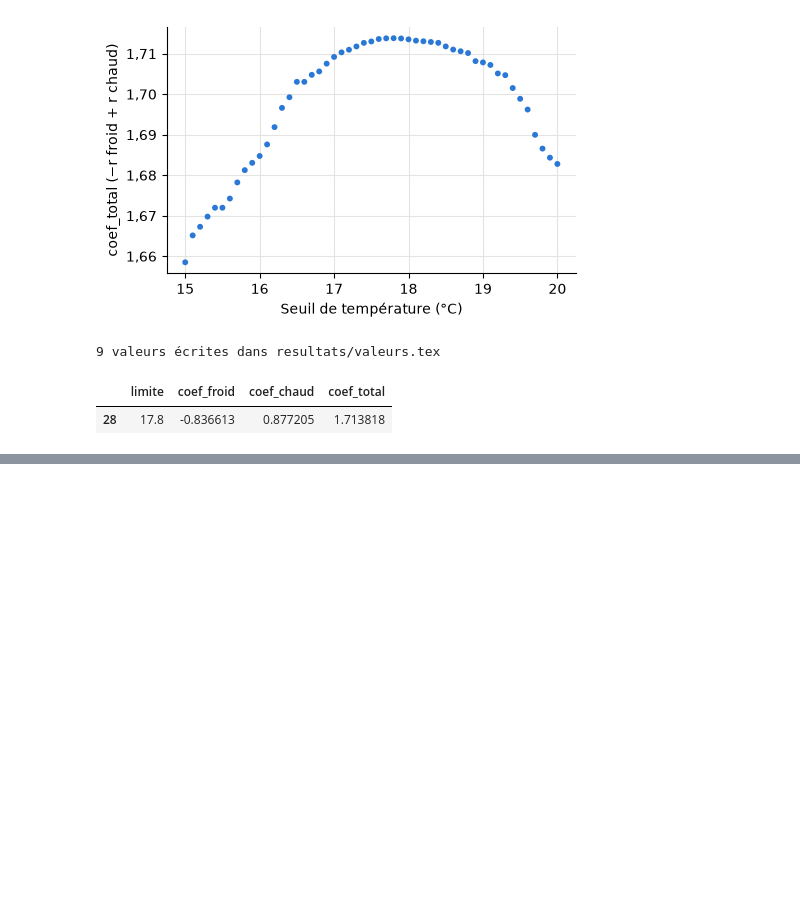
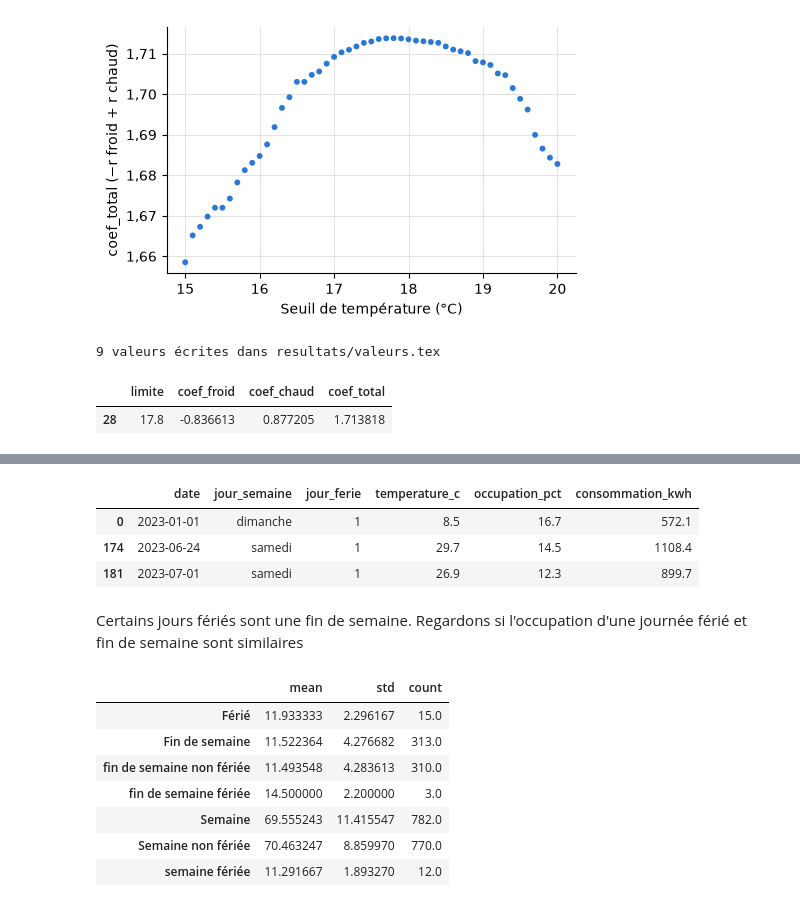
Before and after one commit to Dandalex/Devoir1ConceptStat, a Jupyter notebook: Dandrea_Devoir_I.ipynb, the cells around one changed output, grey strips where cells are left out. Saved outputs shown, nothing was run; the diff lists cells and outputs as text; code cells hidden in the pictures; blank space fills up the shorter version.

```diff
--- a/Dandrea_Devoir_I.ipynb
+++ b/Dandrea_Devoir_I.ipynb
@@ -541,0 +562,40 @@ df_coefs[df_coefs["coef_total"] == max_coefs]
+# %%
+masque= df_j2["jour_semaine"].isin(["samedi", "dimanche"]) & (df_j2["jour_ferie"] == 1)
+weekend_feries = df_j2[masque]
+weekend_feries
+# %% [output]
+|  | date | jour_semaine | jour_ferie | temperature_c | occupation_pct | consommation_kwh |
+| 0 | 2023-01-01 | dimanche | 1 | 8.5 | 16.7 | 572.1 |
+| 174 | 2023-06-24 | samedi | 1 | 29.7 | 14.5 | 1108.4 |
+| 181 | 2023-07-01 | samedi | 1 | 26.9 | 12.3 | 899.7 |
+# %% [markdown]
+Certains jours fériés sont une fin de semaine. Regardons si l'occupation d'une journée férié et fin de semaine sont similaires
+# %%
+# [IA] Code généré par Claude : rappel de syntaxe pandas, moyenne de occupation_pct par sous-groupe
+weekend = df_j2["jour_semaine"].isin(["samedi", "dimanche"])
+ferie = df_j2["jour_ferie"] == 1
+
+# [IA] Code généré par Claude : rappel de syntaxe pandas, tableau moyenne / variance par sous-groupe
+stats = ["mean", "std", "count"]
+groupes = {
+    "Férié": ferie,
+    "Fin de semaine": weekend,
+    'fin de semaine non fériée': weekend & ~ferie,
+    'fin de semaine fériée': weekend & ferie,
+    "Semaine": ~weekend,
+    "Semaine non fériée": ~weekend & ~ferie,
+    'semaine fériée': ~weekend & ferie
+}
+tableau_occ = pd.DataFrame({
+    nom: df_j2.loc[masque, "occupation_pct"].agg(stats) for nom, masque in groupes.items()
+}).T
+tableau_occ
+# %% [output]
+|  | mean | std | count |
+| Férié | 11.933333 | 2.296167 | 15.0 |
+| Fin de semaine | 11.522364 | 4.276682 | 313.0 |
+| fin de semaine non fériée | 11.493548 | 4.283613 | 310.0 |
+| fin de semaine fériée | 14.500000 | 2.200000 | 3.0 |
+| Semaine | 69.555243 | 11.415547 | 782.0 |
+| Semaine non fériée | 70.463247 | 8.859970 | 770.0 |
+| semaine fériée | 11.291667 | 1.893270 | 12.0 |
```
Also changed, not shown: parts of 10 cells of this notebook, 3 other files.
